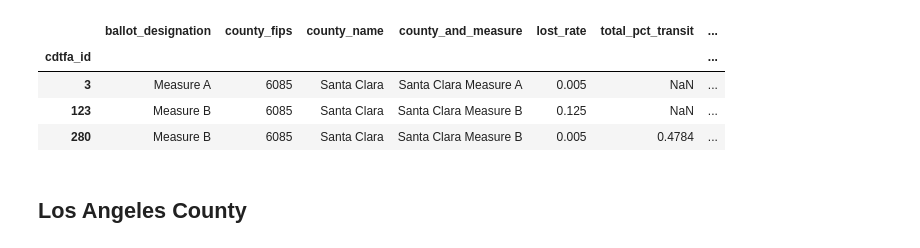
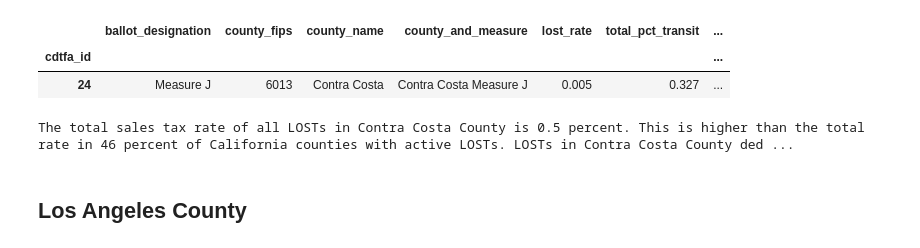
Before and after one commit to cal-itp/ucla-capstone-code, a Jupyter notebook: notebooks/7_fact_sheet_design.ipynb, the cells around one changed output. Drawn from its saved outputs; the diff is of its cells as text; code cells hidden in the pictures.

```diff
--- a/notebooks/7_fact_sheet_design.ipynb
+++ b/notebooks/7_fact_sheet_design.ipynb
@@ -9,13 +9,11 @@ measures['pct_transit_unspecified'] = abs(measures['total_pct_transit'].fillna(0
                                        measures['pct_transit_capital'].fillna(0) -
                                       measures['pct_transit_ops'].fillna(0)).round(0)
 # %%
-measures[measures['county_name'] == 'Santa Clara']
+measures[measures['county_name'] == 'Contra Costa']
 # %% [output]
 |  | ballot_designation | county_fips | county_name | county_and_measure | lost_rate | total_pct_transit | ... |
 | cdtfa_id |  |  |  |  |  |  | ... |
-| 3 | Measure A | 6085 | Santa Clara | Santa Clara Measure A | 0.005 | NaN | ... |
-| 123 | Measure B | 6085 | Santa Clara | Santa Clara Measure B | 0.125 | NaN | ... |
-| 280 | Measure B | 6085 | Santa Clara | Santa Clara Measure B | 0.005 | 0.4784 | ... |
+| 24 | Measure J | 6013 | Contra Costa | Contra Costa Measure J | 0.005 | 0.327 | ... |
 # %%
 def county_lost_narrative(measures_df, county_name):
     measure_info = ''
@@ -26,3 +45,7 @@ def county_lost_narrative(measures_df, county_name):
+# %%
+print(county_lost_info(measures, 'Contra Costa'))
+# %% [output]
+The total sales tax rate of all LOSTs in Contra Costa County is 0.5 percent. This is higher than the total rate in 46 percent of California counties with active LOSTs. LOSTs in Contra Costa County ded ...
 # %% [markdown]
 ## Los Angeles County
 # %% [markdown]
```
Also changed, not shown: parts of 22 cells of this notebook, 8 other files.
